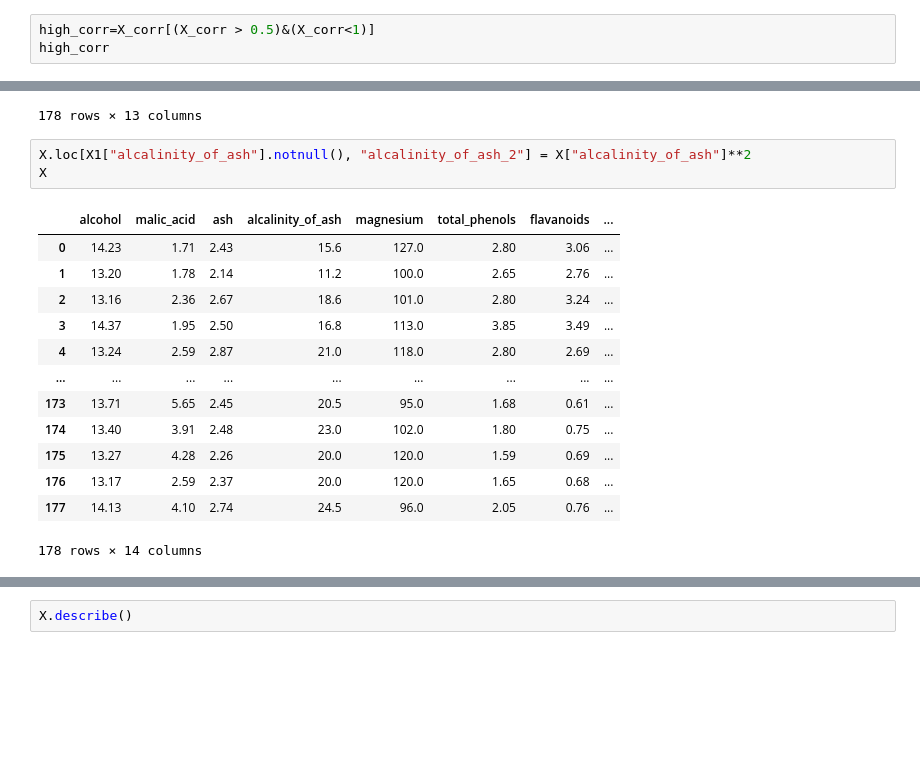
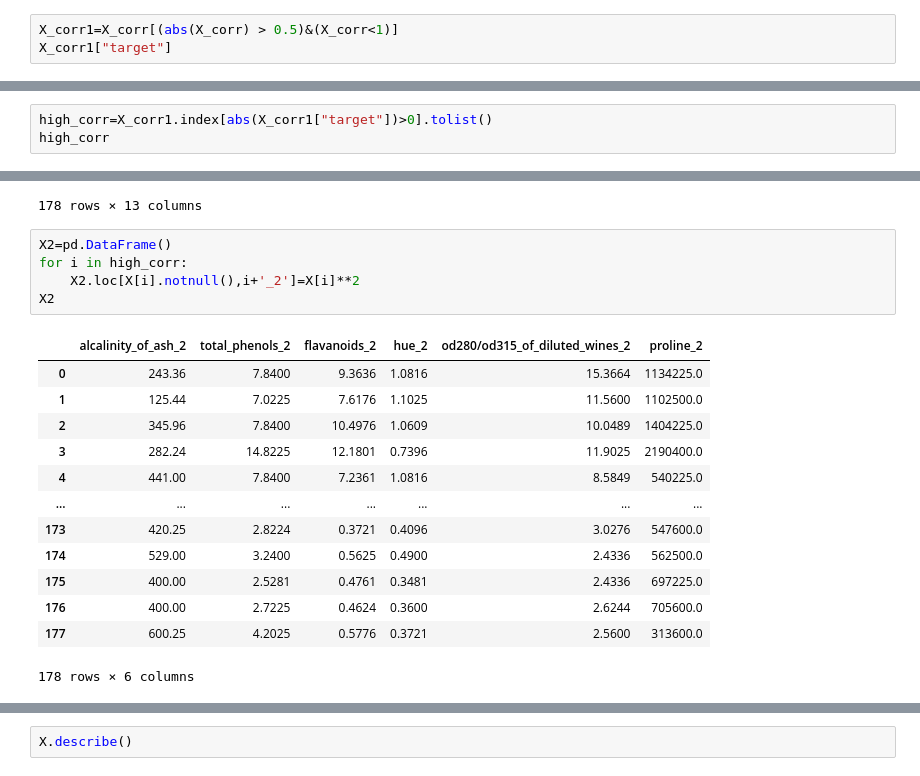
Before and after one commit to Maximus20171/-Python-for-Data-Science, a Jupyter notebook: Lesson3/Lesson3_2.ipynb, the cells around one changed output, grey strips where cells are left out. Drawn from its saved outputs; the diff is of its cells as text; blank space fills up the shorter version.

```diff
--- a/Lesson3/Lesson3_2.ipynb
+++ b/Lesson3/Lesson3_2.ipynb
@@ -150,6 +150,6 @@ X_corr
 # %% [markdown]
 #### Создайте список high_corr из признаков, корреляция которых с полем target по абсолютному значению превышает 0.5 (причем, само поле target не должно входить в этот список).
 # %%
-high_corr=X_corr[(X_corr > 0.5)&(X_corr<1)]
-high_corr
+X_corr1=X_corr[(abs(X_corr) > 0.5)&(X_corr<1)]
+X_corr1["target"]
 # %% [output]
@@ -175,0 +171,3 @@ high_corr
+# %%
+high_corr=X_corr1.index[abs(X_corr1["target"])>0].tolist()
+high_corr
@@ -208,20 +213,22 @@ X
 | 176 | 13.17 | 2.59 | 2.37 | 20.0 | 120.0 | 1.65 | 0.68 | ... |
 | 177 | 14.13 | 4.10 | 2.74 | 24.5 | 96.0 | 2.05 | 0.76 | ... |
 178 rows × 13 columns
-# %%
-X.loc[X1["alcalinity_of_ash"].notnull(), "alcalinity_of_ash_2"] = X["alcalinity_of_ash"]**2
-X
-# %% [output]
-|  | alcohol | malic_acid | ash | alcalinity_of_ash | magnesium | total_phenols | flavanoids | ... |
-| 0 | 14.23 | 1.71 | 2.43 | 15.6 | 127.0 | 2.80 | 3.06 | ... |
-| 1 | 13.20 | 1.78 | 2.14 | 11.2 | 100.0 | 2.65 | 2.76 | ... |
-| 2 | 13.16 | 2.36 | 2.67 | 18.6 | 101.0 | 2.80 | 3.24 | ... |
-| 3 | 14.37 | 1.95 | 2.50 | 16.8 | 113.0 | 3.85 | 3.49 | ... |
-| 4 | 13.24 | 2.59 | 2.87 | 21.0 | 118.0 | 2.80 | 2.69 | ... |
-| ... | ... | ... | ... | ... | ... | ... | ... | ... |
-| 173 | 13.71 | 5.65 | 2.45 | 20.5 | 95.0 | 1.68 | 0.61 | ... |
-| 174 | 13.40 | 3.91 | 2.48 | 23.0 | 102.0 | 1.80 | 0.75 | ... |
-| 175 | 13.27 | 4.28 | 2.26 | 20.0 | 120.0 | 1.59 | 0.69 | ... |
-| 176 | 13.17 | 2.59 | 2.37 | 20.0 | 120.0 | 1.65 | 0.68 | ... |
-| 177 | 14.13 | 4.10 | 2.74 | 24.5 | 96.0 | 2.05 | 0.76 | ... |
-178 rows × 14 columns
+# %%
+X2=pd.DataFrame()
+for i in high_corr:
+    X2.loc[X[i].notnull(),i+'_2']=X[i]**2
+X2
+# %% [output]
+|  | alcalinity_of_ash_2 | total_phenols_2 | flavanoids_2 | hue_2 | od280/od315_of_diluted_wines_2 | proline_2 |
+| 0 | 243.36 | 7.8400 | 9.3636 | 1.0816 | 15.3664 | 1134225.0 |
+| 1 | 125.44 | 7.0225 | 7.6176 | 1.1025 | 11.5600 | 1102500.0 |
+| 2 | 345.96 | 7.8400 | 10.4976 | 1.0609 | 10.0489 | 1404225.0 |
+| 3 | 282.24 | 14.8225 | 12.1801 | 0.7396 | 11.9025 | 2190400.0 |
+| 4 | 441.00 | 7.8400 | 7.2361 | 1.0816 | 8.5849 | 540225.0 |
+| ... | ... | ... | ... | ... | ... | ... |
+| 173 | 420.25 | 2.8224 | 0.3721 | 0.4096 | 3.0276 | 547600.0 |
+| 174 | 529.00 | 3.2400 | 0.5625 | 0.4900 | 2.4336 | 562500.0 |
+| 175 | 400.00 | 2.5281 | 0.4761 | 0.3481 | 2.4336 | 697225.0 |
+| 176 | 400.00 | 2.7225 | 0.4624 | 0.3600 | 2.6244 | 705600.0 |
+| 177 | 600.25 | 4.2025 | 0.5776 | 0.3721 | 2.5600 | 313600.0 |
+178 rows × 6 columns
```
Also changed, not shown: parts of 4 cells of this notebook.
